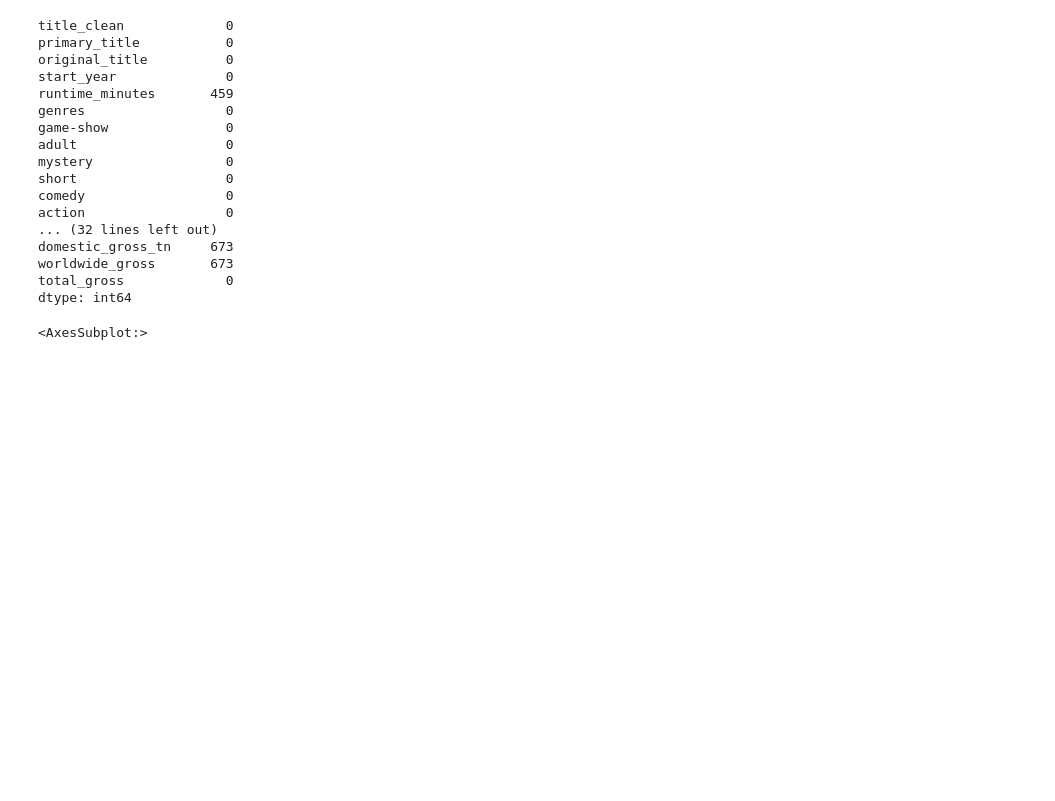
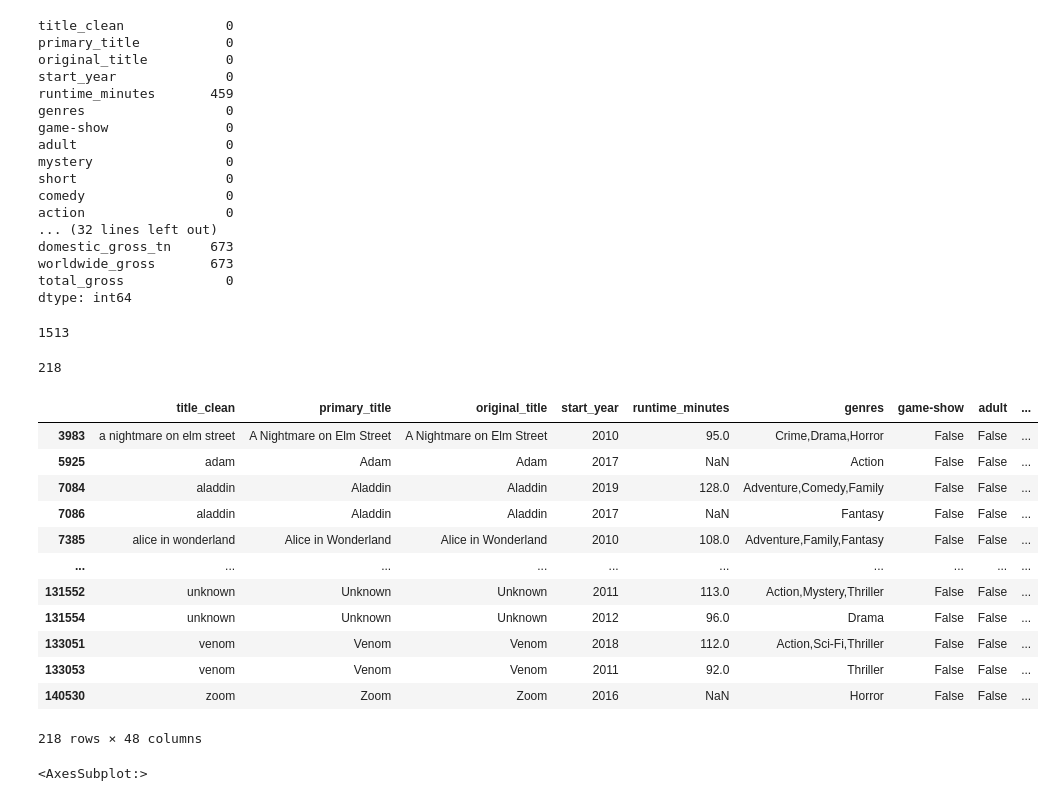
Before and after one commit to kaiuechi/flatiron-movie-analysis, a Jupyter notebook: EDA.ipynb, the cells around one changed output. Saved outputs shown, nothing was run; the diff lists cells and outputs as text; code cells hidden in the pictures; blank space fills up the shorter version.

```diff
--- a/EDA.ipynb
+++ b/EDA.ipynb
@@ -723,3 +722,31 @@ domestic_gross_tn     673
 worldwide_gross       673
 total_gross             0
 dtype: int64
+# %%
+#any duplicates?
+df['title_clean'].duplicated().sum()
+# %% [output]
+1513
+# %%
+#what if we're more specific?
+df[['title_clean', 'start_year', 'runtime_minutes']].duplicated().sum()
+# %% [output]
+218
+# %%
+#surprised there's still that many.
+#examine duplicates
+df[df[['title_clean', 'start_year', 'runtime_minutes']].duplicated()]
+# %% [output]
+|  | title_clean | primary_title | original_title | start_year | runtime_minutes | genres | game-show | adult | ... |
+| 3983 | a nightmare on elm street | A Nightmare on Elm Street | A Nightmare on Elm Street | 2010 | 95.0 | Crime,Drama,Horror | False | False | ... |
+| 5925 | adam | Adam | Adam | 2017 | NaN | Action | False | False | ... |
+| 7084 | aladdin | Aladdin | Aladdin | 2019 | 128.0 | Adventure,Comedy,Family | False | False | ... |
+| 7086 | aladdin | Aladdin | Aladdin | 2017 | NaN | Fantasy | False | False | ... |
+| 7385 | alice in wonderland | Alice in Wonderland | Alice in Wonderland | 2010 | 108.0 | Adventure,Family,Fantasy | False | False | ... |
+| ... | ... | ... | ... | ... | ... | ... | ... | ... | ... |
+| 131552 | unknown | Unknown | Unknown | 2011 | 113.0 | Action,Mystery,Thriller | False | False | ... |
+| 131554 | unknown | Unknown | Unknown | 2012 | 96.0 | Drama | False | False | ... |
+| 133051 | venom | Venom | Venom | 2018 | 112.0 | Action,Sci-Fi,Thriller | False | False | ... |
+| 133053 | venom | Venom | Venom | 2011 | 92.0 | Thriller | False | False | ... |
+| 140530 | zoom | Zoom | Zoom | 2016 | NaN | Horror | False | False | ... |
+218 rows × 48 columns
```
Also changed, not shown: parts of 11 cells of this notebook.
